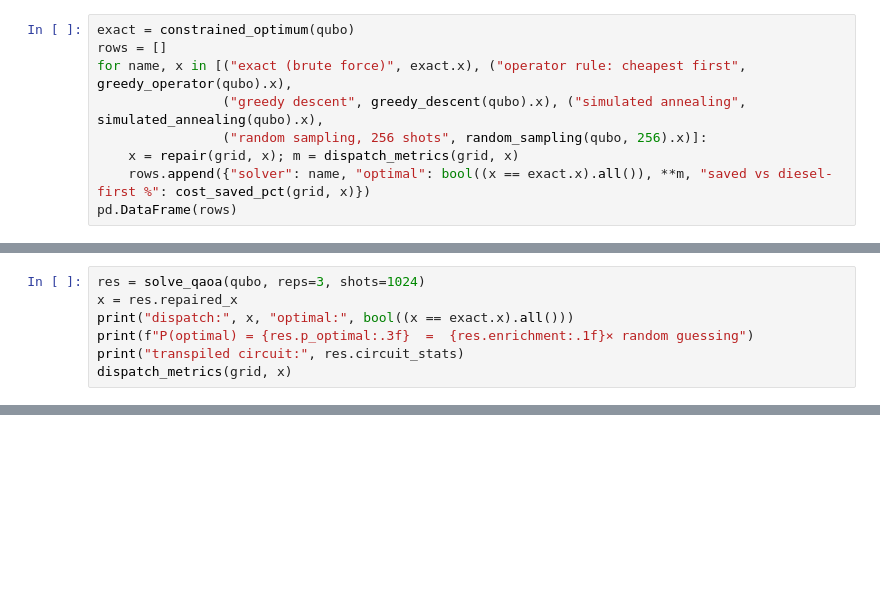
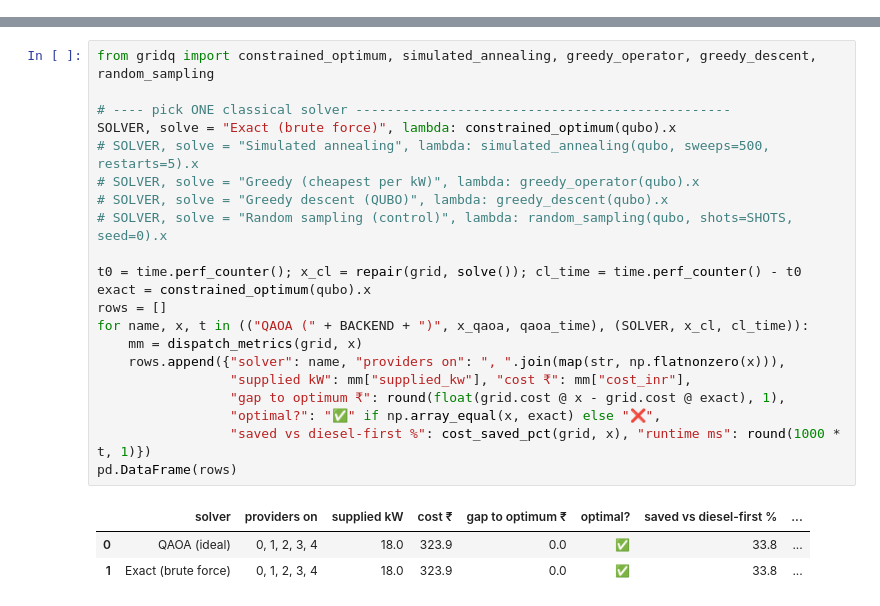
Before and after one commit to souviksbhowmik/gridq, a Jupyter notebook: notebooks/demo.ipynb, the cells around one changed output, grey strips where cells are left out. Cells and saved outputs as stored; diff of their text form; blank space fills up the shorter version.

```diff
--- a/notebooks/demo.ipynb
+++ b/notebooks/demo.ipynb
@@ -62,9 +9,0 @@ Minimize
-# %%
-exact = constrained_optimum(qubo)
-rows = []
-for name, x in [("exact (brute force)", exact.x), ("operator rule: cheapest first", greedy_operator(qubo).x),
-                ("greedy descent", greedy_descent(qubo).x), ("simulated annealing", simulated_annealing(qubo).x),
-                ("random sampling, 256 shots", random_sampling(qubo, 256).x)]:
-    x = repair(grid, x); m = dispatch_metrics(grid, x)
-    rows.append({"solver": name, "optimal": bool((x == exact.x).all()), **m, "saved vs diesel-first %": cost_saved_pct(grid, x)})
-pd.DataFrame(rows)
@@ -80,7 +9,0 @@ pd.DataFrame(rows)
-# %%
-res = solve_qaoa(qubo, reps=3, shots=1024)
-x = res.repaired_x
-print("dispatch:", x, "optimal:", bool((x == exact.x).all()))
-print(f"P(optimal) = {res.p_optimal:.3f}  =  {res.enrichment:.1f}× random guessing")
-print("transpiled circuit:", res.circuit_stats)
-dispatch_metrics(grid, x)
@@ -139,0 +152,25 @@ Full benchmarks: `python experiments/run_benchmarks.py` → `results/`.
+# %%
+from gridq import constrained_optimum, simulated_annealing, greedy_operator, greedy_descent, random_sampling
+
+# ---- pick ONE classical solver ------------------------------------------------
+SOLVER, solve = "Exact (brute force)", lambda: constrained_optimum(qubo).x
+# SOLVER, solve = "Simulated annealing", lambda: simulated_annealing(qubo, sweeps=500, restarts=5).x
+# SOLVER, solve = "Greedy (cheapest per kW)", lambda: greedy_operator(qubo).x
+# SOLVER, solve = "Greedy descent (QUBO)", lambda: greedy_descent(qubo).x
+# SOLVER, solve = "Random sampling (control)", lambda: random_sampling(qubo, shots=SHOTS, seed=0).x
+
+t0 = time.perf_counter(); x_cl = repair(grid, solve()); cl_time = time.perf_counter() - t0
+exact = constrained_optimum(qubo).x
+rows = []
+for name, x, t in (("QAOA (" + BACKEND + ")", x_qaoa, qaoa_time), (SOLVER, x_cl, cl_time)):
+    mm = dispatch_metrics(grid, x)
+    rows.append({"solver": name, "providers on": ", ".join(map(str, np.flatnonzero(x))),
+                 "supplied kW": mm["supplied_kw"], "cost ₹": mm["cost_inr"],
+                 "gap to optimum ₹": round(float(grid.cost @ x - grid.cost @ exact), 1),
+                 "optimal?": "✅" if np.array_equal(x, exact) else "❌",
+                 "saved vs diesel-first %": cost_saved_pct(grid, x), "runtime ms": round(1000 * t, 1)})
+pd.DataFrame(rows)
+# %% [output]
+|  | solver | providers on | supplied kW | cost ₹ | gap to optimum ₹ | optimal? | saved vs diesel-first % | ... |
+| 0 | QAOA (ideal) | 0, 1, 2, 3, 4 | 18.0 | 323.9 | 0.0 | ✅ | 33.8 | ... |
+| 1 | Exact (brute force) | 0, 1, 2, 3, 4 | 18.0 | 323.9 | 0.0 | ✅ | 33.8 | ... |
```
Also changed, not shown: parts of 26 cells of this notebook, 3 other files.
